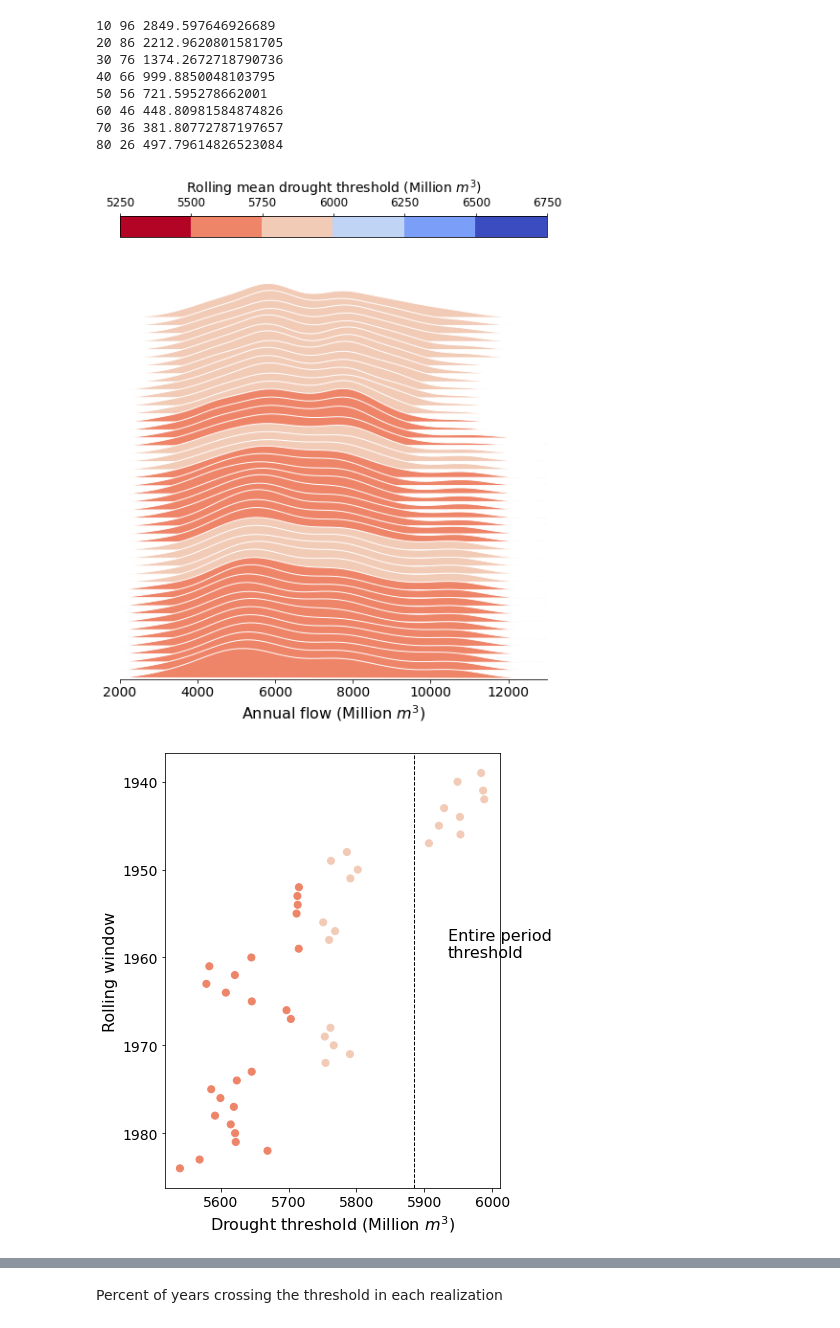
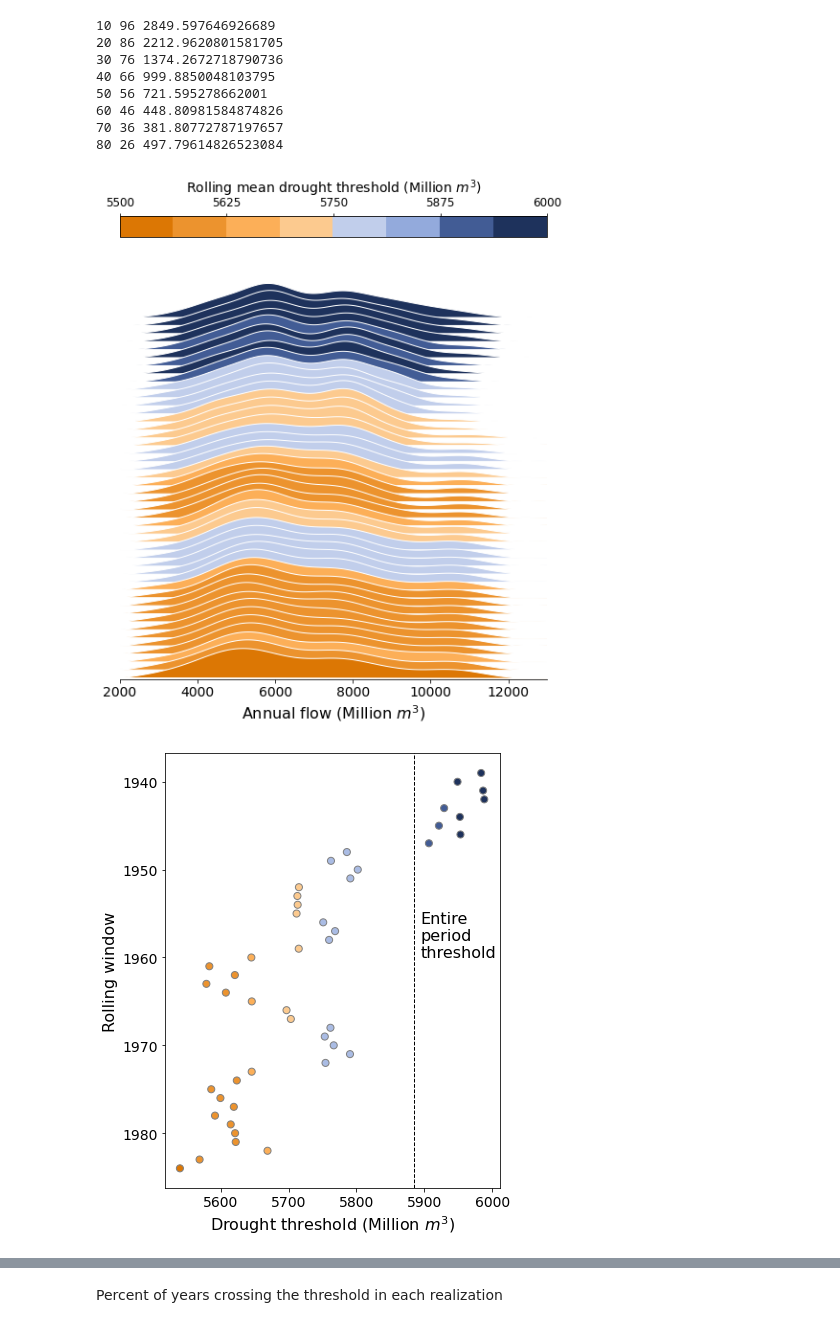
Before and after one commit to antonia-had/Hadjimichael-etal_2024_EarthsFuture, a Jupyter notebook: workflow/streamflow_distribution_changes.ipynb, the cells around one changed output, grey strips where cells are left out. Saved outputs shown, nothing was run; the diff lists cells and outputs as text; code cells hidden in the pictures.

Commit message:
remaining figures

```diff
--- a/workflow/streamflow_distribution_changes.ipynb
+++ b/workflow/streamflow_distribution_changes.ipynb
@@ -110,13 +87,13 @@ ax_objs = []
 window_means = np.mean(moving_windows, axis=1)
 st_deviations = np.std(moving_windows, axis=1)
 drought_thresholds = window_means-0.5*st_deviations
-cmap = mpl.cm.coolwarm_r
+cmap = mpl.colors.ListedColormap(['#dc7704', '#EC932E', '#fcaf58', '#fcca8f', '#c1ceeb', '#93aadc', '#425c95', '#1e325c'])
 cmaplist = [cmap(i) for i in range(cmap.N)]
 # create the new map
 cmap = mpl.colors.LinearSegmentedColormap.from_list(
     'Custom cmap', cmaplist, cmap.N)
 # define the bins and normalize
-bounds = np.linspace(5250, 6750, 7)
+bounds = np.linspace(5500, 6000, 9)
 normalize = mpl.colors.BoundaryNorm(bounds, cmap.N)
 spines = ["top","right","left","bottom"]
 
@@ -126,7 +103,7 @@ for window in moving_windows:
 
     kde_sp = gaussian_kde(window, bw_method=0.3)
     y_sp = kde_sp.pdf(X_plot)
-    ax_objs[-1].fill(X_plot, y_sp, fc=cmap(normalize(drought_thresholds[i])), edgecolor='white')
+    ax_objs[-1].fill(X_plot, y_sp, fc=cmap(normalize(drought_thresholds[i])), alpha = 1, edgecolor='white')
 
     # setting uniform x and y lims
     ax_objs[-1].set_xlim(2000, 13000)
@@ -160,29 +137,29 @@ gs.update(hspace=-0.9)
 # assign cmap and norm
 sm = plt.cm.ScalarMappable(cmap=cmap, norm=normalize)
 sm.set_array([])
-cbar = fig.colorbar(sm, ax=ax_objs, location='top', ticks=np.linspace(5250, 7500, 10), pad=0)
+cbar = fig.colorbar(sm, ax=ax_objs, location='top', ticks=np.linspace(5500, 6000, 5), pad=0)
 cbar.ax.tick_params(labelsize=12)
 cbar.set_label('Rolling mean drought threshold (Million $m^3$)', fontsize=14)
 plt.savefig('rolling_window_thresholds.svg')
 plt.show()
 # %% [output]
-[figure, old version]
+[figure, new version]
 # %%
 mean_flow = np.mean(annual_historic_flows)
 st_deviation = np.std(annual_historic_flows)
 drought_threshold = mean_flow-0.5*st_deviation
 
 years = np.arange(1909+(window_size/2), 1909+(window_size/2)+(106-window_size))
 plt.figure(figsize=(6,8))
-plt.scatter(drought_thresholds, years, s=50, c=cmap(normalize(drought_thresholds)))
+plt.scatter(drought_thresholds, years, s=50, c=cmap(normalize(drought_thresholds)), edgecolor = 'grey')
 plt.axvline(x=drought_threshold, color='k', linewidth=1, linestyle = '--')
-plt.text(drought_threshold+50, 1960, "Entire period\nthreshold", fontsize=16)
+plt.text(drought_threshold+10, 1960, "Entire\nperiod\nthreshold", fontsize=16)
 plt.ylabel("Rolling window", fontsize = 16)
 plt.xlabel("Drought threshold (Million $m^3$)", fontsize = 16)
 plt.yticks(fontsize = 14)
 plt.xticks(fontsize = 14)
 plt.gca().invert_yaxis()
 plt.savefig('rolling_window_thresholds_scatter.svg')
 plt.show()
 # %% [output]
-[figure, old version]
+[figure, new version]
```
Also changed, not shown: parts of 13 cells of this notebook, 24 other files.
